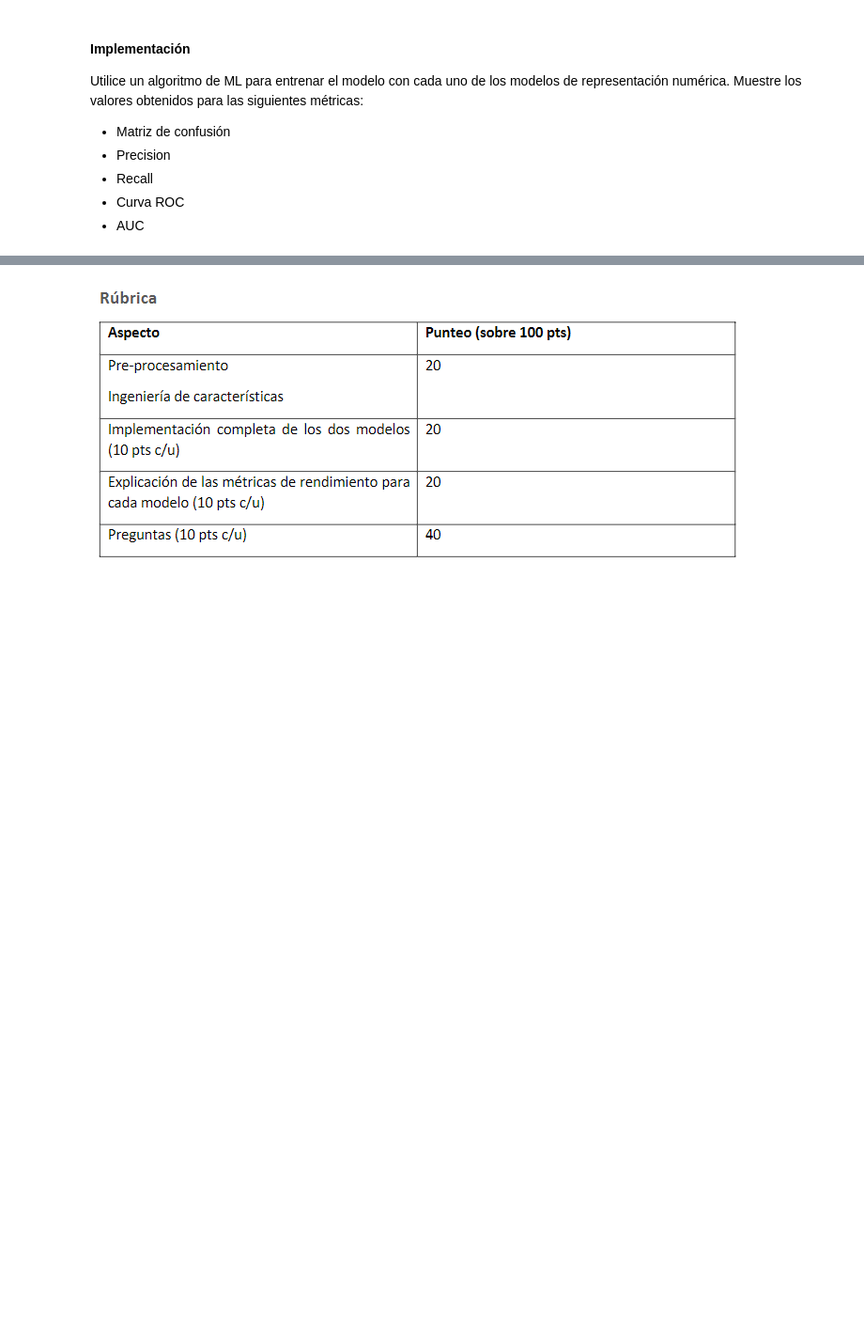
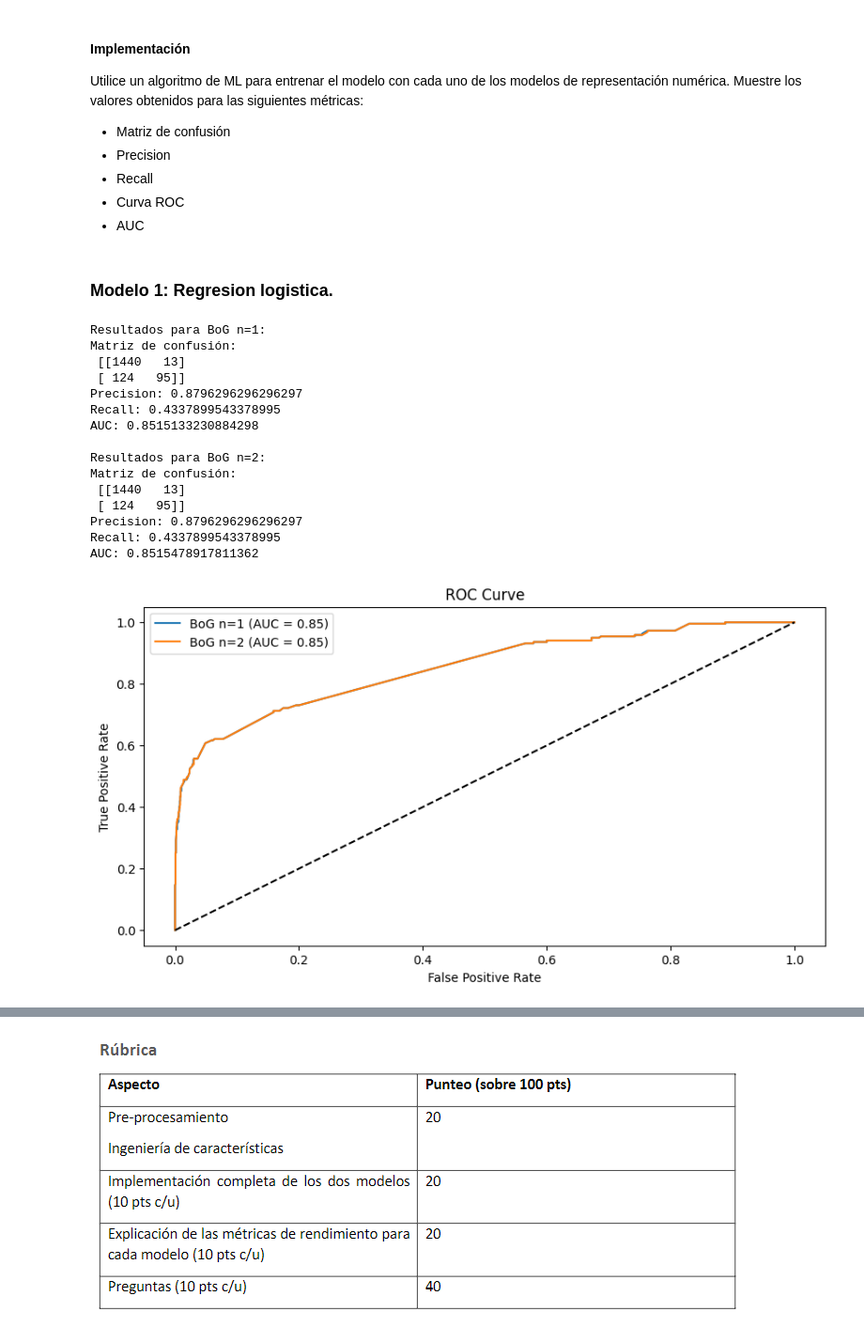
Before and after one commit to GabrielVicente-GT/CC3094_L2, a Jupyter notebook: src/main.ipynb, the cells around one changed output, grey strips where cells are left out. Shown at 94% size. Drawn from its saved outputs; the diff is of its cells as text; code cells hidden in the pictures; blank space fills up the shorter version.

Commit message:
Modelos de ML

```diff
--- a/src/main.ipynb
+++ b/src/main.ipynb
@@ -267,3 +266,83 @@ numérica. Muestre los valores obtenidos para las siguientes métricas:
+# %% [markdown]
+### Modelo 1: Regresion logistica.
+# %%
+
+# * Implementacion
+# Preparar los datos de entrenamiento y prueba para BoG n=1
+X_train_bog_n1 = vectorizer_bog_n1.transform(df_train['v2'])
+X_test_bog_n1 = vectorizer_bog_n1.transform(df_test['v2'])
+y_train = df_train['v1'].apply(lambda x: 1 if x == 'spam' else 0)
+y_test = df_test['v1'].apply(lambda x: 1 if x == 'spam' else 0)
+
+# Entrenar el modelo para BoG n=1
+model_bog_n1 = LogisticRegression(max_iter=1000)
+model_bog_n1.fit(X_train_bog_n1, y_train)
+
+# Predecir los valores para el conjunto de prueba
+y_pred_bog_n1 = model_bog_n1.predict(X_test_bog_n1)
+
+# Calcular métricas para BoG n=1
+conf_matrix_bog_n1 = confusion_matrix(y_test, y_pred_bog_n1)
+precision_bog_n1 = precision_score(y_test, y_pred_bog_n1)
+recall_bog_n1 = recall_score(y_test, y_pred_bog_n1)
+fpr_bog_n1, tpr_bog_n1, _ = roc_curve(y_test, model_bog_n1.predict_proba(X_test_bog_n1)[:,1])
+auc_bog_n1 = auc(fpr_bog_n1, tpr_bog_n1)
+
+# Repetir el proceso para BoG n=2
+X_train_bog_n2 = vectorizer_bog_n2.transform(df_train['v2'])
+X_test_bog_n2 = vectorizer_bog_n2.transform(df_test['v2'])
+
+model_bog_n2 = LogisticRegression(max_iter=1000)
+model_bog_n2.fit(X_train_bog_n2, y_train)
+
+y_pred_bog_n2 = model_bog_n2.predict(X_test_bog_n2)
+
+conf_matrix_bog_n2 = confusion_matrix(y_test, y_pred_bog_n2)
+precision_bog_n2 = precision_score(y_test, y_pred_bog_n2)
+recall_bog_n2 = recall_score(y_test, y_pred_bog_n2)
+fpr_bog_n2, tpr_bog_n2, _ = roc_curve(y_test, model_bog_n2.predict_proba(X_test_bog_n2)[:,1])
+auc_bog_n2 = auc(fpr_bog_n2, tpr_bog_n2)
+
+# Mostrar resultados
+print("Resultados para BoG n=1:")
+print("Matriz de confusión:\n", conf_matrix_bog_n1)
+print("Precision:", precision_bog_n1)
+print("Recall:", recall_bog_n1)
+print("AUC:", auc_bog_n1)
+
+print("\nResultados para BoG n=2:")
+print("Matriz de confusión:\n", conf_matrix_bog_n2)
+print("Precision:", precision_bog_n2)
+print("Recall:", recall_bog_n2)
+print("AUC:", auc_bog_n2)
+
+# Graficar la curva ROC para ambos modelos
+plt.figure(figsize=(10, 5))
+plt.plot(fpr_bog_n1, tpr_bog_n1, label=f'BoG n=1 (AUC = {auc_bog_n1:.2f})')
+plt.plot(fpr_bog_n2, tpr_bog_n2, label=f'BoG n=2 (AUC = {auc_bog_n2:.2f})')
+plt.plot([0, 1], [0, 1], 'k--')
+plt.xlabel('False Positive Rate')
+plt.ylabel('True Positive Rate')
+plt.title('ROC Curve')
+plt.legend(loc='best')
+plt.show()
+# %% [output]
+Resultados para BoG n=1:
+Matriz de confusión:
+ [[1440   13]
+ [ 124   95]]
+Precision: 0.8796296296296297
+Recall: 0.4337899543378995
+AUC: 0.8515133230884298
+
+Resultados para BoG n=2:
+Matriz de confusión:
+ [[1440   13]
+ [ 124   95]]
+Precision: 0.8796296296296297
+Recall: 0.4337899543378995
+AUC: 0.8515478917811362
+[figure, added]
 # %% [markdown]
 ### Discusión
 1. ¿Qué error es más “aceptable”: dejar pasar un SMS de SPAM (falso negativo) o bloquear un
```
Also changed, not shown: parts of 4 cells of this notebook.
